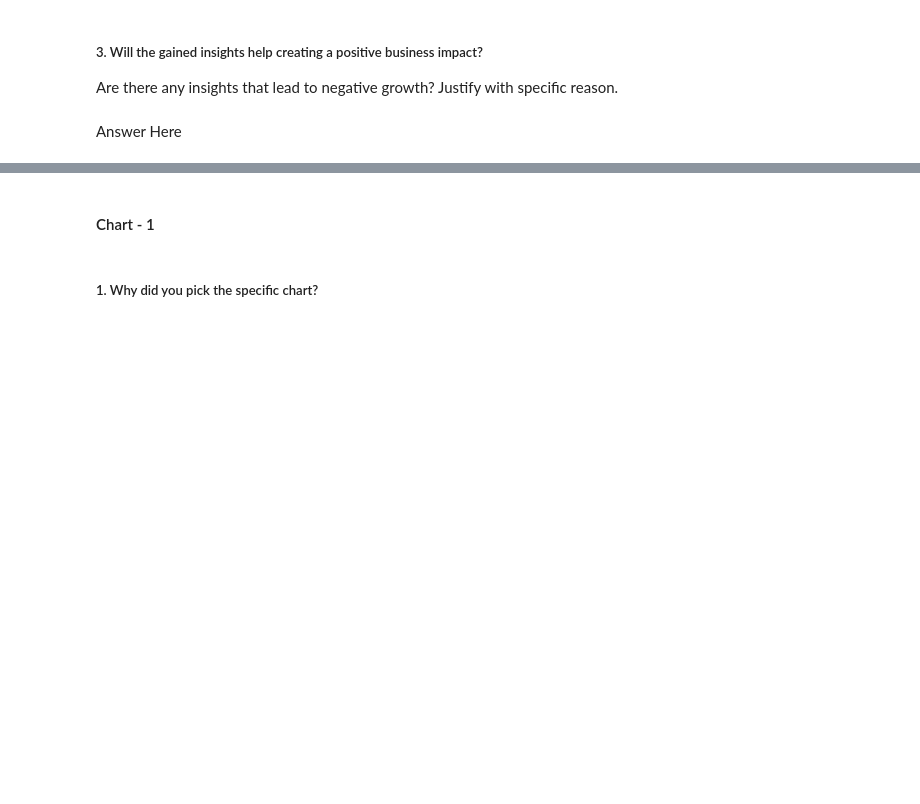
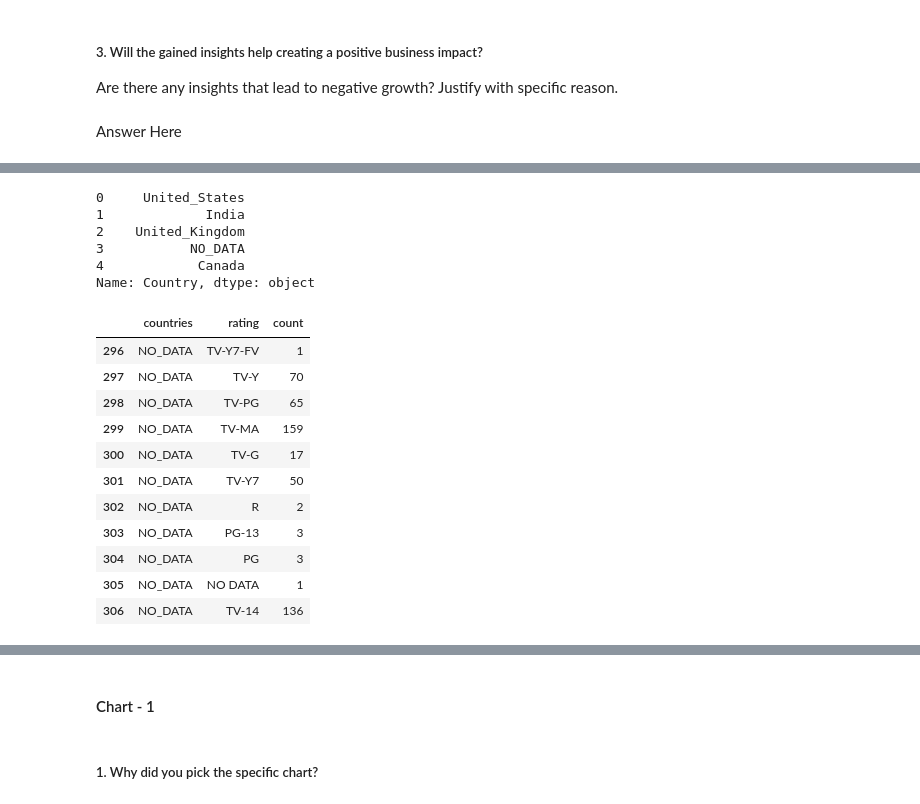
Before and after one commit to 007tickooayush/ML-Unsupervised-Netflix-Clustering-Recommendation-Project, a Jupyter notebook: Ayush_Tickoo_ML_Capstone_Unsupervised_Project.ipynb, the cells around one changed output, grey strips where cells are left out. Saved outputs shown, nothing was run; the diff lists cells and outputs as text; code cells hidden in the pictures; blank space fills up the shorter version.

```diff
--- a/Ayush_Tickoo_ML_Capstone_Unsupervised_Project.ipynb
+++ b/Ayush_Tickoo_ML_Capstone_Unsupervised_Project.ipynb
@@ -1310,0 +1342,27 @@ Answer Here
+# %%
+# getting the unique countries
+countries = country_freq_actual_df['Country']
+countries.head()
+# %% [output]
+0     United_States
+1             India
+2    United_Kingdom
+3           NO_DATA
+4            Canada
+Name: Country, dtype: object
+# %%
+# checking the missing ratings with respect to their countries
+countries_rating_df[countries_rating_df['countries'] == 'NO_DATA']
+# %% [output]
+|  | countries | rating | count |
+| 296 | NO_DATA | TV-Y7-FV | 1 |
+| 297 | NO_DATA | TV-Y | 70 |
+| 298 | NO_DATA | TV-PG | 65 |
+| 299 | NO_DATA | TV-MA | 159 |
+| 300 | NO_DATA | TV-G | 17 |
+| 301 | NO_DATA | TV-Y7 | 50 |
+| 302 | NO_DATA | R | 2 |
+| 303 | NO_DATA | PG-13 | 3 |
+| 304 | NO_DATA | PG | 3 |
+| 305 | NO_DATA | NO DATA | 1 |
+| 306 | NO_DATA | TV-14 | 136 |
```
Also changed, not shown: parts of 32 cells of this notebook.
